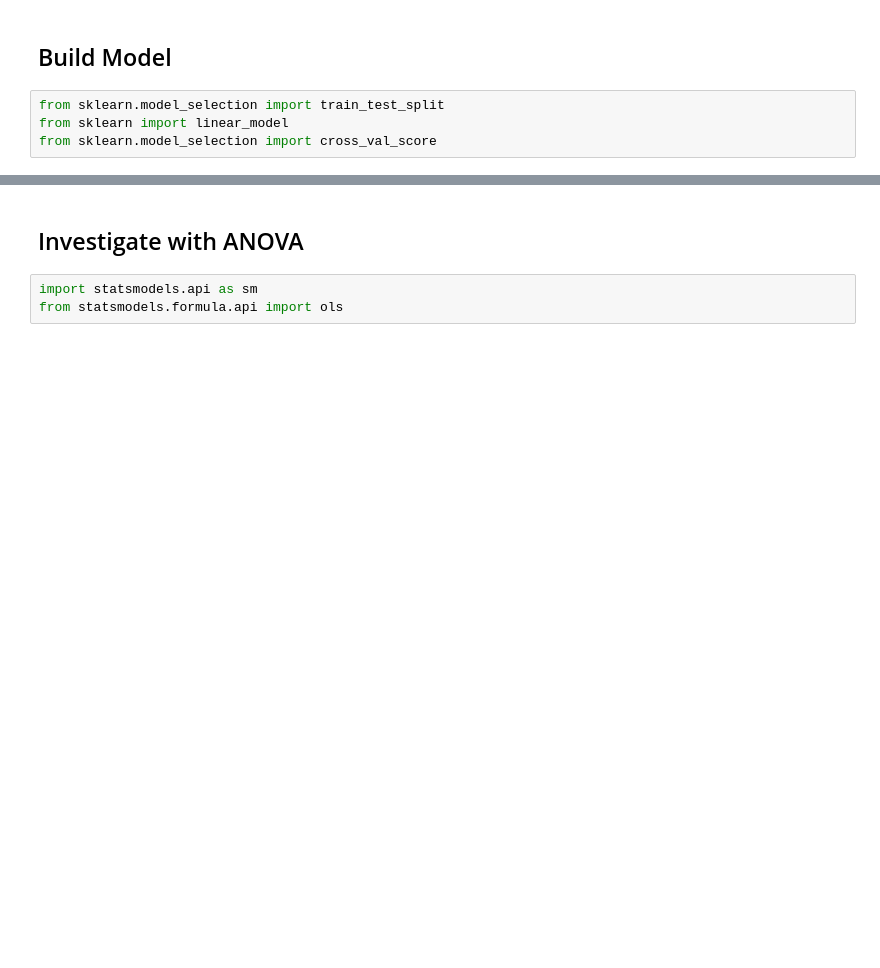
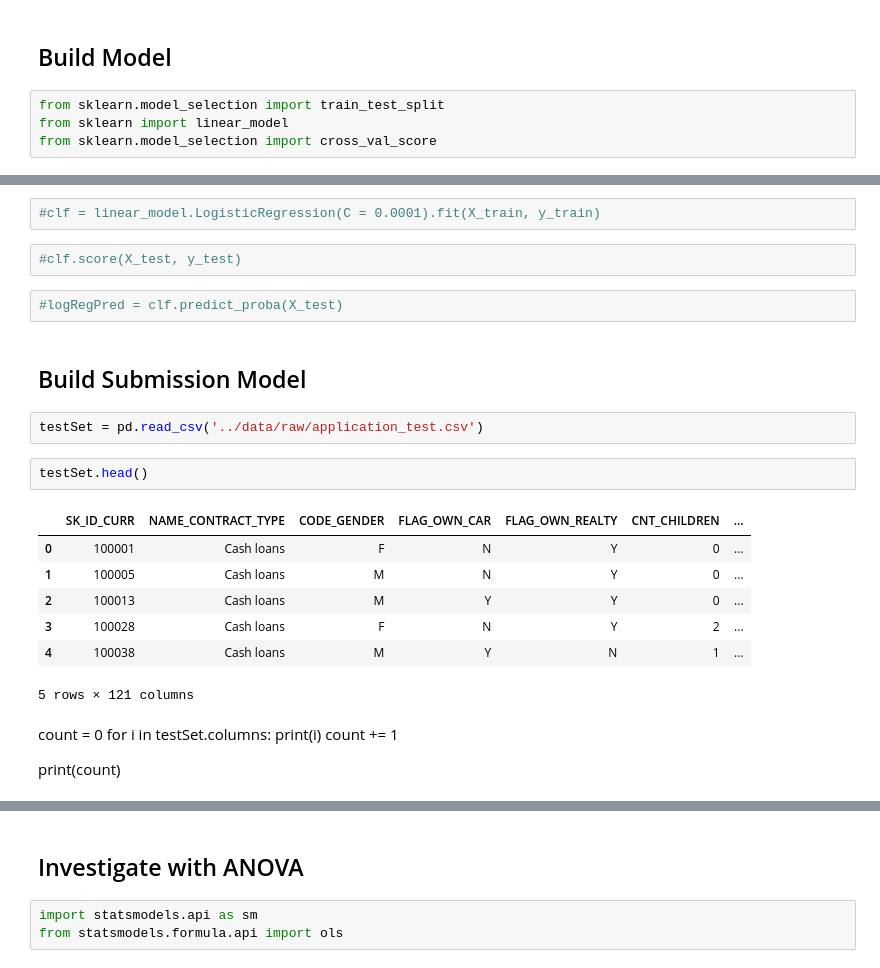
Before and after one commit to robahall/hcdr, a Jupyter notebook: notebooks/4.0-rah-LogReg.ipynb, the cells around one changed output, grey strips where cells are left out. Saved outputs shown, nothing was run; the diff lists cells and outputs as text; blank space fills up the shorter version.

```diff
--- a/notebooks/4.0-rah-LogReg.ipynb
+++ b/notebooks/4.0-rah-LogReg.ipynb
@@ -63,0 +85,27 @@ from sklearn.model_selection import cross_val_score
+# %%
+#clf = linear_model.LogisticRegression(C = 0.0001).fit(X_train, y_train)
+# %%
+#clf.score(X_test, y_test)
+# %%
+#logRegPred = clf.predict_proba(X_test)
+# %% [markdown]
+## Build Submission Model
+# %%
+testSet = pd.read_csv('../data/raw/application_test.csv')
+# %%
+testSet.head()
+# %% [output]
+|  | SK_ID_CURR | NAME_CONTRACT_TYPE | CODE_GENDER | FLAG_OWN_CAR | FLAG_OWN_REALTY | CNT_CHILDREN | ... |
+| 0 | 100001 | Cash loans | F | N | Y | 0 | ... |
+| 1 | 100005 | Cash loans | M | N | Y | 0 | ... |
+| 2 | 100013 | Cash loans | M | Y | Y | 0 | ... |
+| 3 | 100028 | Cash loans | F | N | Y | 2 | ... |
+| 4 | 100038 | Cash loans | M | Y | N | 1 | ... |
+5 rows × 121 columns
+# %% [markdown]
+count = 0
+for i in testSet.columns:
+    print(i)
+    count += 1
+
+print(count)
```
Also changed, not shown: parts of 29 cells of this notebook.
